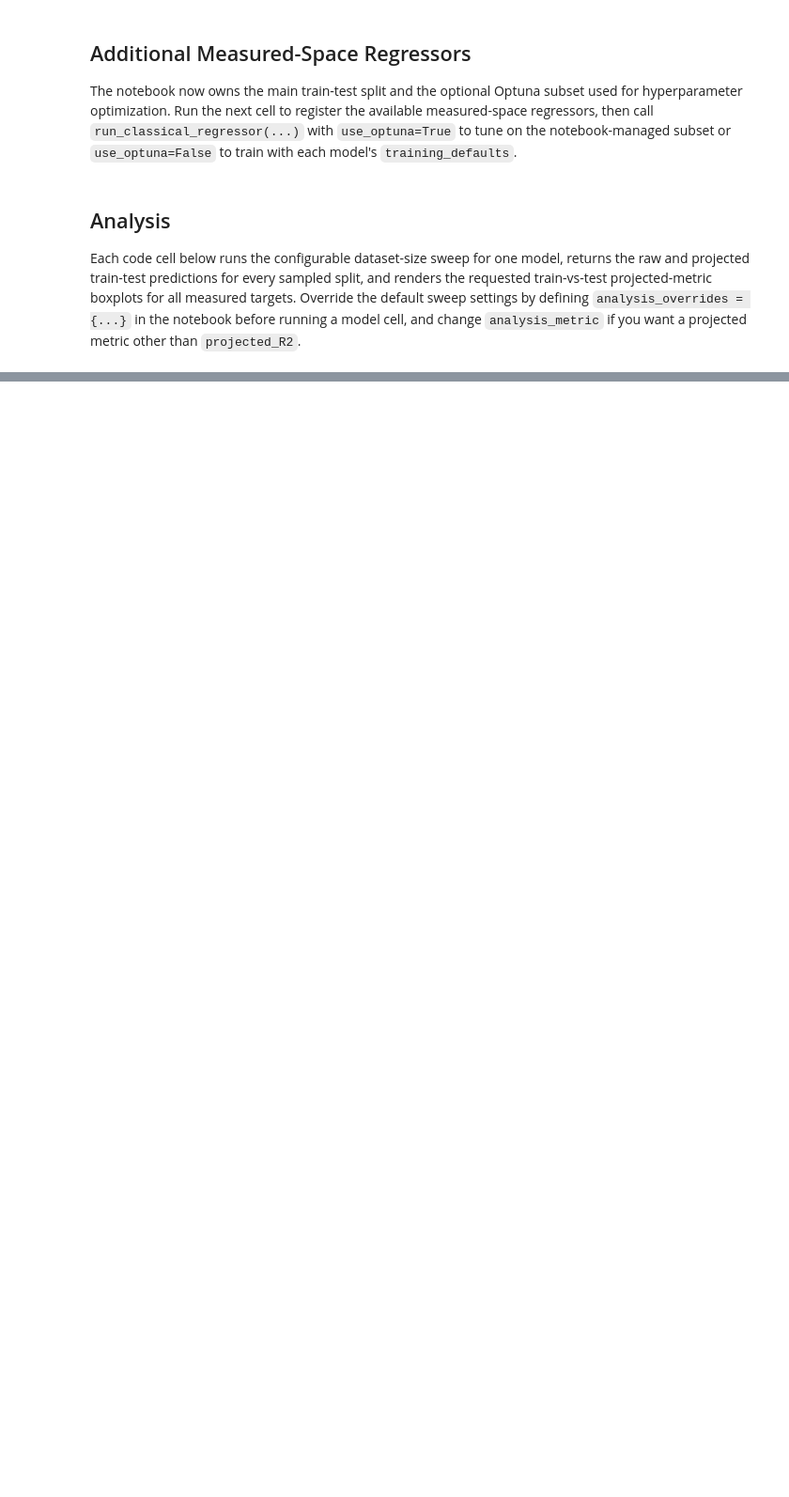
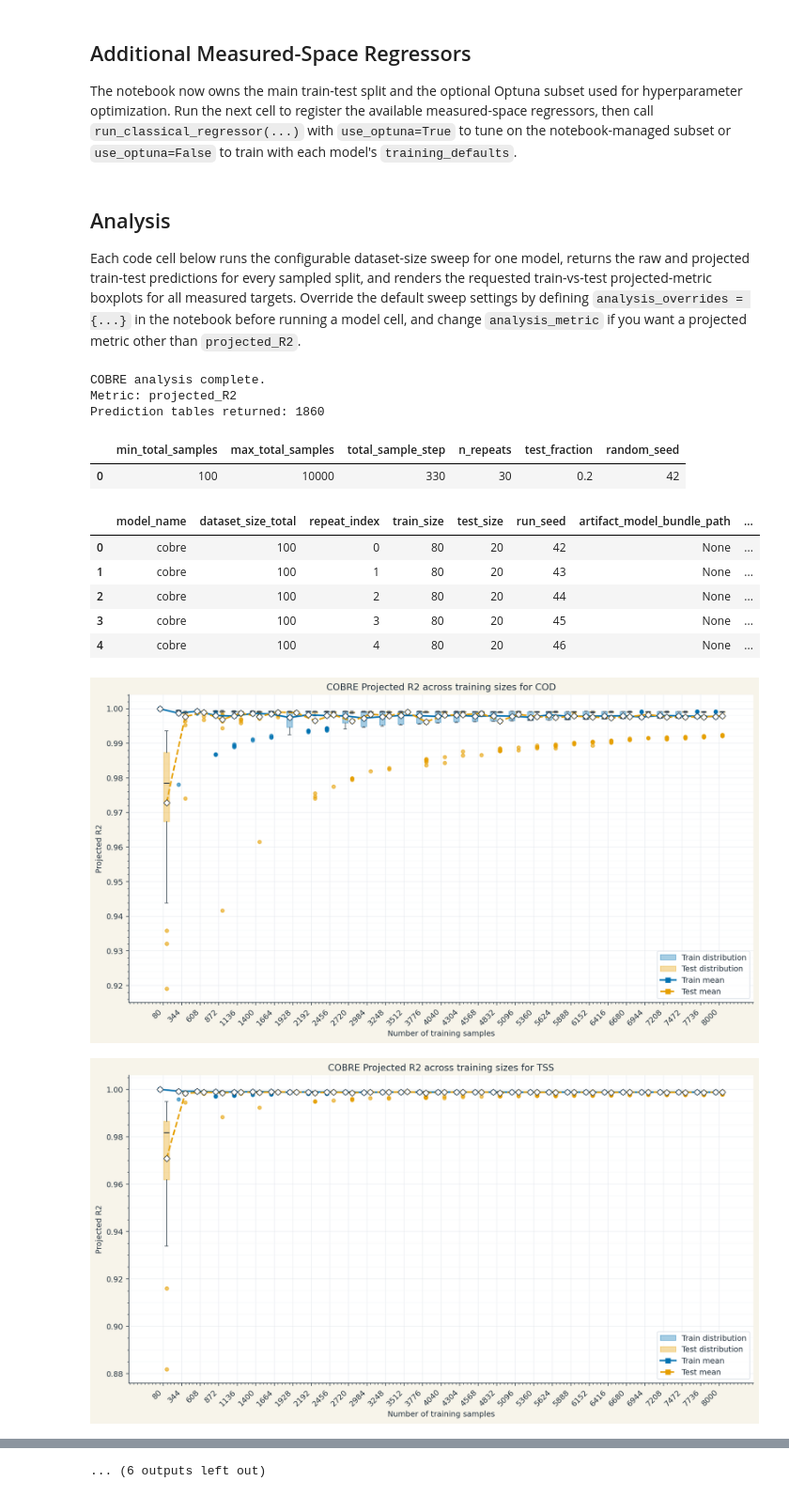
Before and after one commit to egbertoselerio1997/pibre-model, a Jupyter notebook: main.ipynb, the cells around one changed output, grey strips where cells are left out. Shown at 94% size. Drawn from its saved outputs; the diff is of its cells as text; code cells hidden in the pictures; blank space fills up the shorter version.

Commit message:
Revised the COBRE

```diff
--- a/main.ipynb
+++ b/main.ipynb
@@ -136,6 +141,7 @@ A_matrix shape: (8, 15)
 import pandas as pd
 
 from src.utils.process import (
+    build_cobre_supervised_dataset,
     build_measured_supervised_dataset,
     make_train_test_split,
     sample_dataset_fraction,
@@ -150,8 +156,18 @@ measured_dataset = build_measured_supervised_dataset(
     metadata,
     composition_matrix,
 )
+cobre_dataset = build_cobre_supervised_dataset(
+    dataset,
+    metadata,
+    composition_matrix,
+)
 main_dataset_splits = make_train_test_split(
     measured_dataset,
+    test_fraction=float(ml_orchestration["test_fraction"]),
+    random_seed=int(ml_orchestration["random_seed"]),
+)
+cobre_dataset_splits = make_train_test_split(
+    cobre_dataset,
     test_fraction=float(ml_orchestration["test_fraction"]),
     random_seed=int(ml_orchestration["random_seed"]),
 )
@@ -173,9 +189,28 @@ split_sizes = {
     "optuna_train": len(tuning_dataset_splits.train.features),
     "optuna_test": len(tuning_dataset_splits.test.features),
 }
+cobre_split_sizes = {
+    "train": len(cobre_dataset_splits.train.features),
+    "test": len(cobre_dataset_splits.test.features),
+    "fractional_features": len(cobre_dataset.features.columns),
+    "measured_targets": len(cobre_dataset.targets.columns),
+    "fractional_constraints": len(cobre_dataset.constraint_reference.columns),
+}
+split_alignment_ok = (
+    main_dataset_splits.train.features.index.equals(cobre_dataset_splits.train.features.index)
+    and main_dataset_splits.test.features.index.equals(cobre_dataset_splits.test.features.index)
+)
 
 print("Notebook-managed ML orchestration is ready.")
-print(f"Main split sizes: train={split_sizes['train']}, test={split_sizes['test']}")
+print(f"Measured-space split sizes: train={split_sizes['train']}, test={split_sizes['test']}")
+print(
+    "COBRE split sizes: "
+    f"train={cobre_split_sizes['train']}, test={cobre_split_sizes['test']}, "
+    f"fractional_features={cobre_split_sizes['fractional_features']}, "
+    f"measured_targets={cobre_split_sizes['measured_targets']}, "
+    f"fractional_constraints={cobre_split_sizes['fractional_constraints']}"
+)
+print(f"Measured and COBRE splits aligned: {split_alignment_ok}")
 print(
     "Optuna subset sizes: "
     f"dataset={split_sizes['optuna_dataset']}, train={split_sizes['optuna_train']}, test={split_sizes['optuna_test']}"
@@ -183,6 +218,7 @@ print(
 
 display(pd.DataFrame([ml_orchestration]))
 display(pd.DataFrame([split_sizes]))
+display(pd.DataFrame([cobre_split_sizes]))
 # %% [output]
 Notebook-managed ML orchestration is ready.
 Main split sizes: train=8000, test=2000
@@ -401,35 +454,50 @@ analysis_overrides = dict(globals().get("analysis_overrides", {}))
 
 cobre_analysis_params = load_cobre_params()
 cobre_previous_result = globals().get("cobre_result")
 cobre_analysis_hyperparameters = (
     dict(cobre_previous_result["best_hyperparameters"])
     if cobre_previous_result is not None
     else dict(cobre_analysis_params["training_defaults"])
- )
+)
 
 cobre_analysis_result = run_model_dataset_size_analysis(
     "cobre",
-    measured_dataset,
-    A_matrix,
+    cobre_dataset,
+    cobre_A_matrix,
     run_cobre_pipeline,
     model_params=cobre_analysis_params,
     model_hyperparameters=cobre_analysis_hyperparameters,
     persist_artifacts=False,
+    extra_runner_kwargs={"composition_matrix": composition_matrix},
     **analysis_overrides,
- )
+)
 
 print("COBRE analysis complete.")
 print(f"Metric: {analysis_metric}")
 print(f"Prediction tables returned: {len(cobre_analysis_result['prediction_tables'])}")
 display(pd.DataFrame([cobre_analysis_result["analysis_config"]]))
 display(cobre_analysis_result["run_metadata"].head())
 
-for target_name in measured_dataset.targets.columns:
+for target_name in cobre_dataset.targets.columns:
     figure, _ = plot_train_test_metric_boxplots(
         cobre_analysis_result["per_target_metrics"],
         metric_name=analysis_metric,
         target_name=target_name,
         model_name="COBRE",
     )
     display(figure)
     plt.close(figure)
+# %% [output]
+COBRE analysis complete.
+Metric: projected_R2
+Prediction tables returned: 1860
+|  | min_total_samples | max_total_samples | total_sample_step | n_repeats | test_fraction | random_seed |
+| 0 | 100 | 10000 | 330 | 30 | 0.2 | 42 |
+|  | model_name | dataset_size_total | repeat_index | train_size | test_size | run_seed | artifact_model_bundle_path | ... |
+| 0 | cobre | 100 | 0 | 80 | 20 | 42 | None | ... |
+| 1 | cobre | 100 | 1 | 80 | 20 | 43 | None | ... |
+| 2 | cobre | 100 | 2 | 80 | 20 | 44 | None | ... |
+| 3 | cobre | 100 | 3 | 80 | 20 | 45 | None | ... |
+| 4 | cobre | 100 | 4 | 80 | 20 | 46 | None | ... |
+[figure, added]
+[figure, added]
@@ -436,3 +511,4 @@ for target_name in measured_dataset.targets.columns:
+... (6 outputs left out)
 # %%
 import matplotlib.pyplot as plt
 import pandas as pd
```
Also changed, not shown: parts of 5 cells of this notebook, 11 other files.
